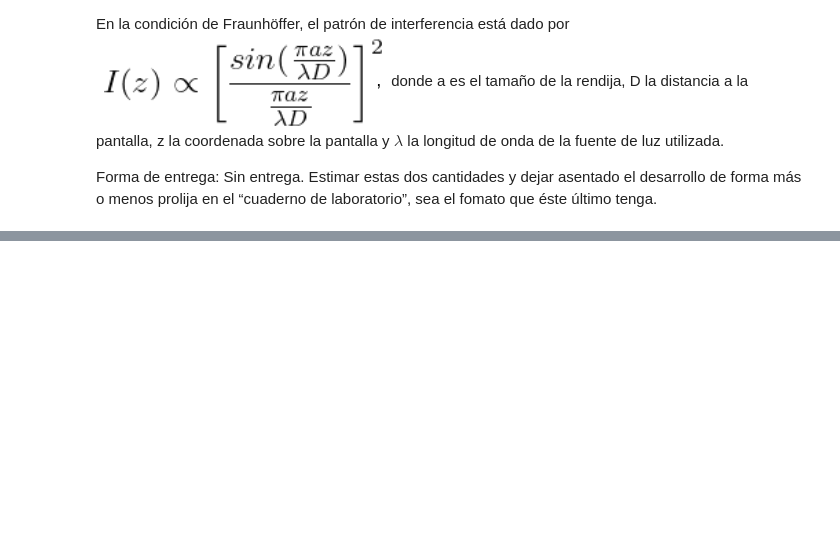
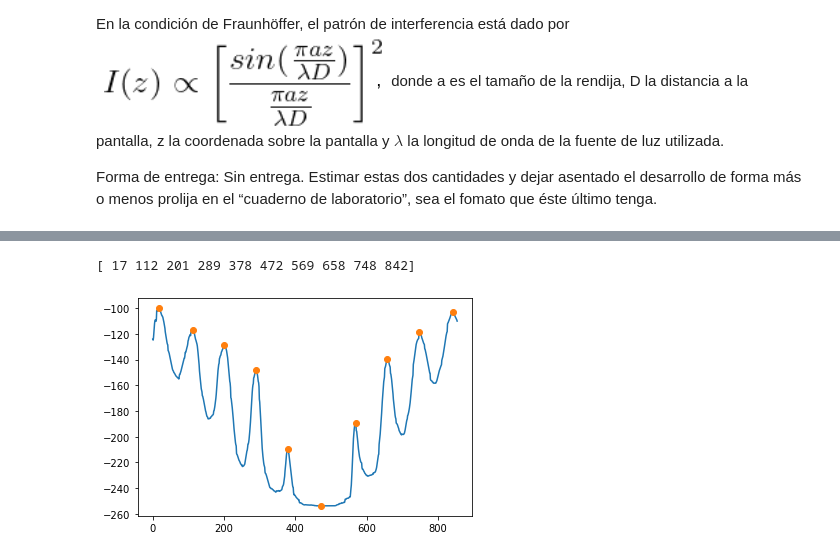
Before and after one commit to LunaKadysz/Laboratorio-4, a Jupyter notebook: Practica2/Practica2.ipynb, the cells around one changed output, grey strips where cells are left out. Saved outputs shown, nothing was run; the diff lists cells and outputs as text; code cells hidden in the pictures; blank space fills up the shorter version.

```diff
--- a/Practica2/Practica2.ipynb
+++ b/Practica2/Practica2.ipynb
@@ -70,0 +143,13 @@ Forma de entrega: Sin entrega. Estimar estas dos cantidades y dejar asentado el
+# %%
+%matplotlib inline
+from scipy.signal import find_peaks
+plt.figure()
+peaks, _ = find_peaks(mediana,distance= 80)
+plt.plot(range(len(mediana)),mediana)
+plt.plot(peaks, mediana[peaks], "o")
+print(peaks)
+
+#plt.axis([0, 160, -1.1, 1.1])
+# %% [output]
+[ 17 112 201 289 378 472 569 658 748 842]
+[figure, added]
```
Also changed, not shown: parts of 10 cells of this notebook, 7 other files.
